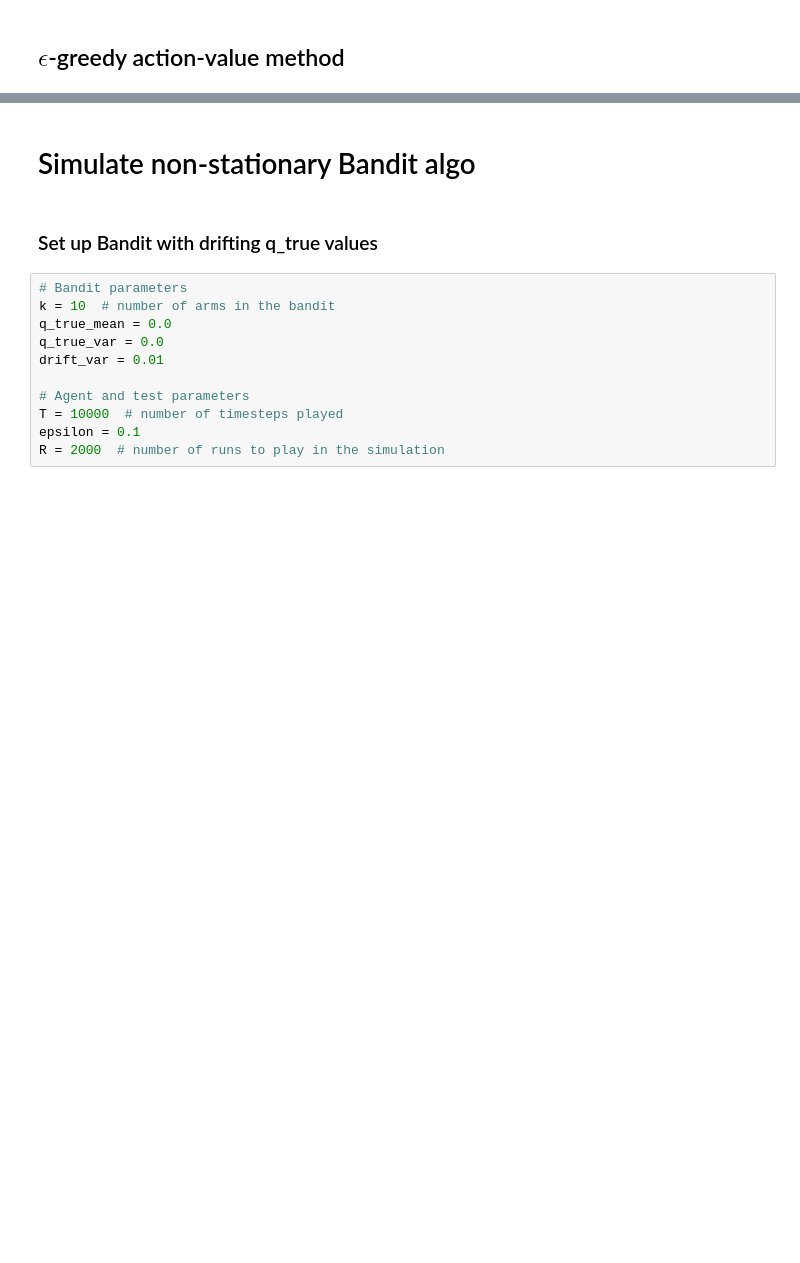
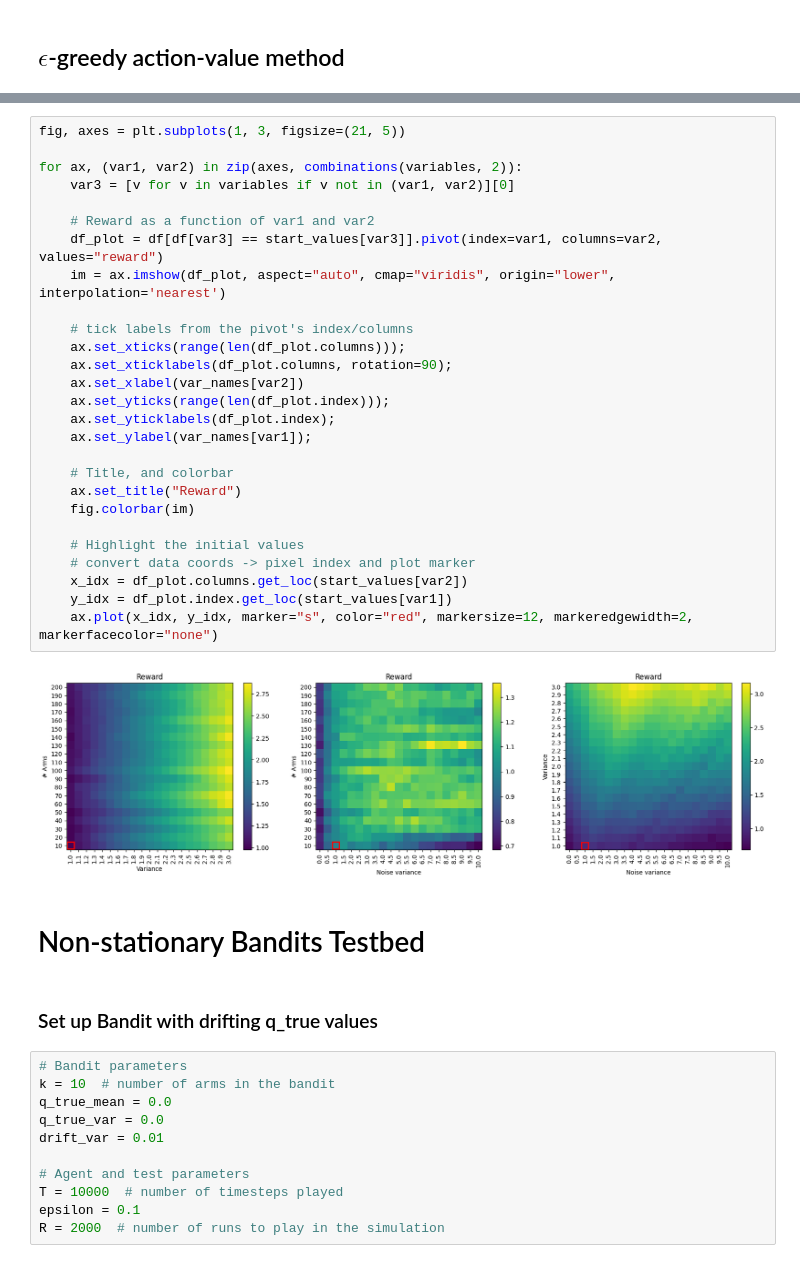
Before and after one commit to alex-ortan/RL_sutton_barto, a Jupyter notebook: ch2/k-armed_bandit_simulation.ipynb, the cells around one changed output, grey strips where cells are left out. Saved outputs shown, nothing was run; the diff lists cells and outputs as text; blank space fills up the shorter version.

```diff
--- a/ch2/k-armed_bandit_simulation.ipynb
+++ b/ch2/k-armed_bandit_simulation.ipynb
@@ -71,5 +195,34 @@ Wall time: 1min 4s
+# %%
+fig, axes = plt.subplots(1, 3, figsize=(21, 5))
+
+for ax, (var1, var2) in zip(axes, combinations(variables, 2)):
+    var3 = [v for v in variables if v not in (var1, var2)][0]
+
+    # Reward as a function of var1 and var2
+    df_plot = df[df[var3] == start_values[var3]].pivot(index=var1, columns=var2, values="reward")
+    im = ax.imshow(df_plot, aspect="auto", cmap="viridis", origin="lower", interpolation='nearest')
+
+    # tick labels from the pivot's index/columns
+    ax.set_xticks(range(len(df_plot.columns)));
+    ax.set_xticklabels(df_plot.columns, rotation=90);
+    ax.set_xlabel(var_names[var2])
+    ax.set_yticks(range(len(df_plot.index)));
+    ax.set_yticklabels(df_plot.index);
+    ax.set_ylabel(var_names[var1]);
+
+    # Title, and colorbar
+    ax.set_title("Reward")
+    fig.colorbar(im)
+
+    # Highlight the initial values
+    # convert data coords -> pixel index and plot marker
+    x_idx = df_plot.columns.get_loc(start_values[var2])
+    y_idx = df_plot.index.get_loc(start_values[var1])
+    ax.plot(x_idx, y_idx, marker="s", color="red", markersize=12, markeredgewidth=2, markerfacecolor="none")
+# %% [output]
+[figure, added]
 # %% [markdown]
-# Simulate non-stationary Bandit algo
+# Non-stationary Bandits Testbed
 # %% [markdown]
 ### Set up Bandit with drifting q_true values
 # %%
```
Also changed, not shown: parts of 11 cells of this notebook, 5 other files.
